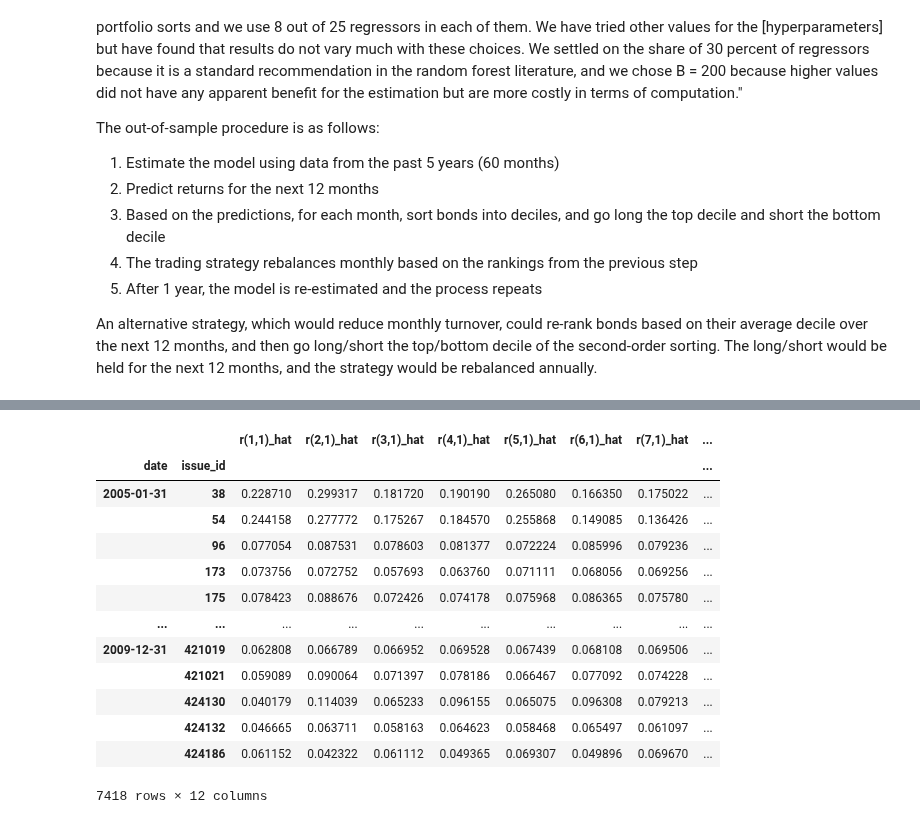
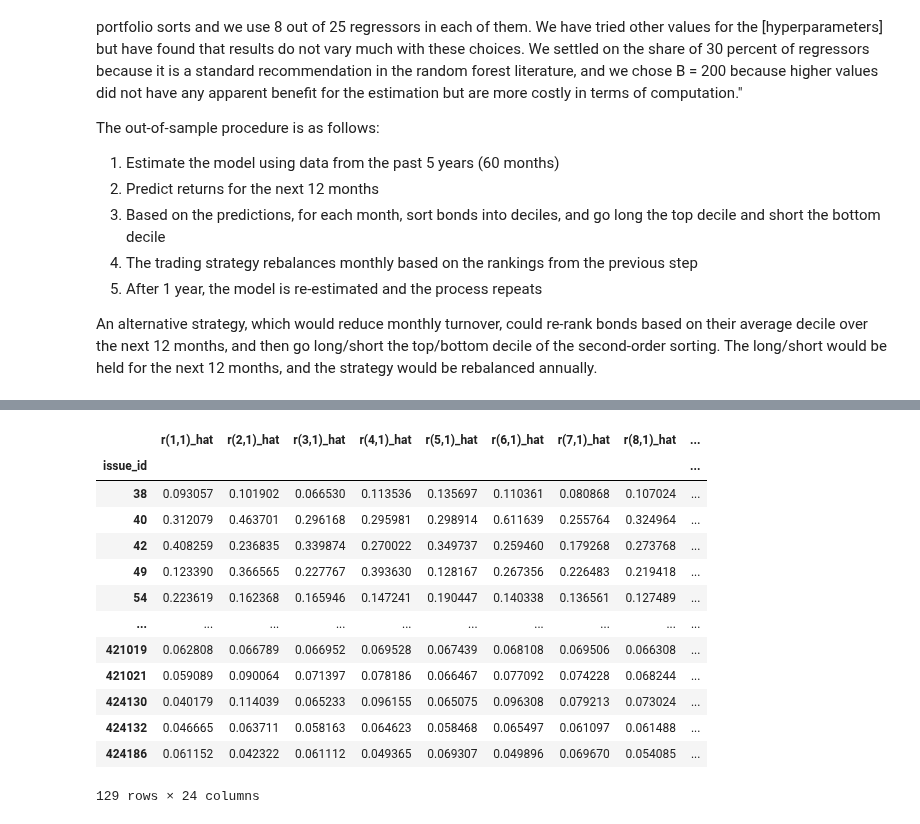
Before and after one commit to santoromano/Corporate-Bond-Factors, a Jupyter notebook: empirics.ipynb, the cells around one changed output, grey strips where cells are left out. Saved outputs shown, nothing was run; the diff lists cells and outputs as text; code cells hidden in the pictures.

Commit message:
Deciles done

```diff
--- a/empirics.ipynb
+++ b/empirics.ipynb
@@ -200,57 +180,36 @@ def ols_model(y,x,start):
 
     return Y_hat
 # %%
-Y_hat = pd.DataFrame(ols_model(Y,X,0), columns=Y.columns+"_hat", index=Y.loc[Y.index.levels[0][30:].values[0:60]].index)
-Y_hat
+Y_hat = ols_model(Y,X,0)
+Y_hat.columns = Y.columns+"_hat"
+# Y_hat
-# %% [output]
-|  |  | r(1,1)_hat | r(2,1)_hat | r(3,1)_hat | r(4,1)_hat | r(5,1)_hat | r(6,1)_hat | r(7,1)_hat | ... |
-| date | issue_id |  |  |  |  |  |  |  | ... |
-| 2005-01-31 | 38 | 0.228710 | 0.299317 | 0.181720 | 0.190190 | 0.265080 | 0.166350 | 0.175022 | ... |
-|  | 54 | 0.244158 | 0.277772 | 0.175267 | 0.184570 | 0.255868 | 0.149085 | 0.136426 | ... |
-|  | 96 | 0.077054 | 0.087531 | 0.078603 | 0.081377 | 0.072224 | 0.085996 | 0.079236 | ... |
-|  | 173 | 0.073756 | 0.072752 | 0.057693 | 0.063760 | 0.071111 | 0.068056 | 0.069256 | ... |
-|  | 175 | 0.078423 | 0.088676 | 0.072426 | 0.074178 | 0.075968 | 0.086365 | 0.075780 | ... |
-| ... | ... | ... | ... | ... | ... | ... | ... | ... | ... |
-| 2009-12-31 | 421019 | 0.062808 | 0.066789 | 0.066952 | 0.069528 | 0.067439 | 0.068108 | 0.069506 | ... |
-|  | 421021 | 0.059089 | 0.090064 | 0.071397 | 0.078186 | 0.066467 | 0.077092 | 0.074228 | ... |
-|  | 424130 | 0.040179 | 0.114039 | 0.065233 | 0.096155 | 0.065075 | 0.096308 | 0.079213 | ... |
-|  | 424132 | 0.046665 | 0.063711 | 0.058163 | 0.064623 | 0.058468 | 0.065497 | 0.061097 | ... |
-|  | 424186 | 0.061152 | 0.042322 | 0.061112 | 0.049365 | 0.069307 | 0.049896 | 0.069670 | ... |
-7418 rows × 12 columns
 # %%
 def compute_deciles(df):
-    """
-    Computes deciles of each column of a multi-index pandas dataframe for every month.
+    '''
+    Computes deciles of each column.
+    '''
+    deciles = df.apply(lambda x: pd.qcut(x, 10, labels=False, duplicates='drop'), axis=0)
+    deciles.columns = df.columns+'_decile'
 
-    Parameters:
-        df (pd.DataFrame): A multi-index pandas dataframe.
-
-    Returns:
-        deciles (pd.DataFrame): A dataframe with deciles for each column of the input dataframe, for every month.
-    """
-
-    # Create an empty dataframe to store the deciles
-    deciles = []
-
-    # Loop over each month
-    for month in df.index.get_level_values('date').unique():
-
-        # Select the data for the current month
-        month_data = df.loc[month]
-
-        # Compute the deciles for each column
-        deciles_data = month_data.apply(lambda x: pd.qcut(x, 10, labels=False, duplicates='drop'), axis=0)
-
-        # Add the deciles for the current month to the deciles dataframe
-        deciles_data.index = pd.MultiIndex.from_product([[month], deciles_data.index])
-        deciles.append(deciles_data)
-
-    deciles_df = pd.concat(deciles)
-
-    return deciles_df
+    return deciles
 # %%
 deciles = compute_deciles(Y_hat)
-deciles.columns = deciles.columns+"_decile"
+# deciles
 # %%
 Y_hat_deciles = pd.concat([Y_hat, deciles], axis=1)
-Y_hat_deciles.index.names = ['date', 'issue_id']
+Y_hat_deciles
+# %% [output]
+|  | r(1,1)_hat | r(2,1)_hat | r(3,1)_hat | r(4,1)_hat | r(5,1)_hat | r(6,1)_hat | r(7,1)_hat | r(8,1)_hat | ... |
+| issue_id |  |  |  |  |  |  |  |  | ... |
+| 38 | 0.093057 | 0.101902 | 0.066530 | 0.113536 | 0.135697 | 0.110361 | 0.080868 | 0.107024 | ... |
+| 40 | 0.312079 | 0.463701 | 0.296168 | 0.295981 | 0.298914 | 0.611639 | 0.255764 | 0.324964 | ... |
+| 42 | 0.408259 | 0.236835 | 0.339874 | 0.270022 | 0.349737 | 0.259460 | 0.179268 | 0.273768 | ... |
+| 49 | 0.123390 | 0.366565 | 0.227767 | 0.393630 | 0.128167 | 0.267356 | 0.226483 | 0.219418 | ... |
+| 54 | 0.223619 | 0.162368 | 0.165946 | 0.147241 | 0.190447 | 0.140338 | 0.136561 | 0.127489 | ... |
+| ... | ... | ... | ... | ... | ... | ... | ... | ... | ... |
+| 421019 | 0.062808 | 0.066789 | 0.066952 | 0.069528 | 0.067439 | 0.068108 | 0.069506 | 0.066308 | ... |
+| 421021 | 0.059089 | 0.090064 | 0.071397 | 0.078186 | 0.066467 | 0.077092 | 0.074228 | 0.068244 | ... |
+| 424130 | 0.040179 | 0.114039 | 0.065233 | 0.096155 | 0.065075 | 0.096308 | 0.079213 | 0.073024 | ... |
+| 424132 | 0.046665 | 0.063711 | 0.058163 | 0.064623 | 0.058468 | 0.065497 | 0.061097 | 0.061488 | ... |
+| 424186 | 0.061152 | 0.042322 | 0.061112 | 0.049365 | 0.069307 | 0.049896 | 0.069670 | 0.054085 | ... |
+129 rows × 24 columns
```
Also changed, not shown: parts of 10 cells of this notebook.
